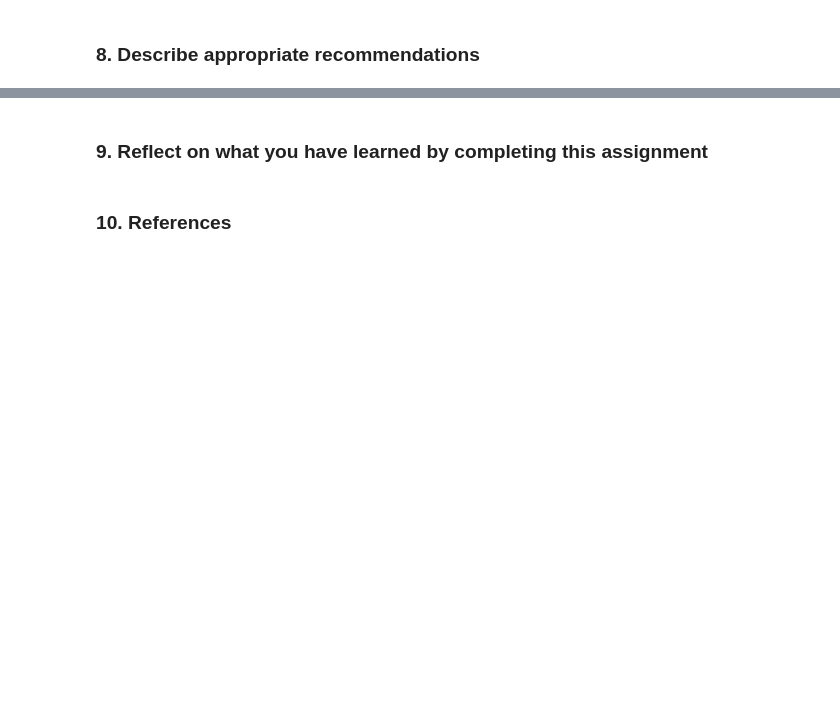
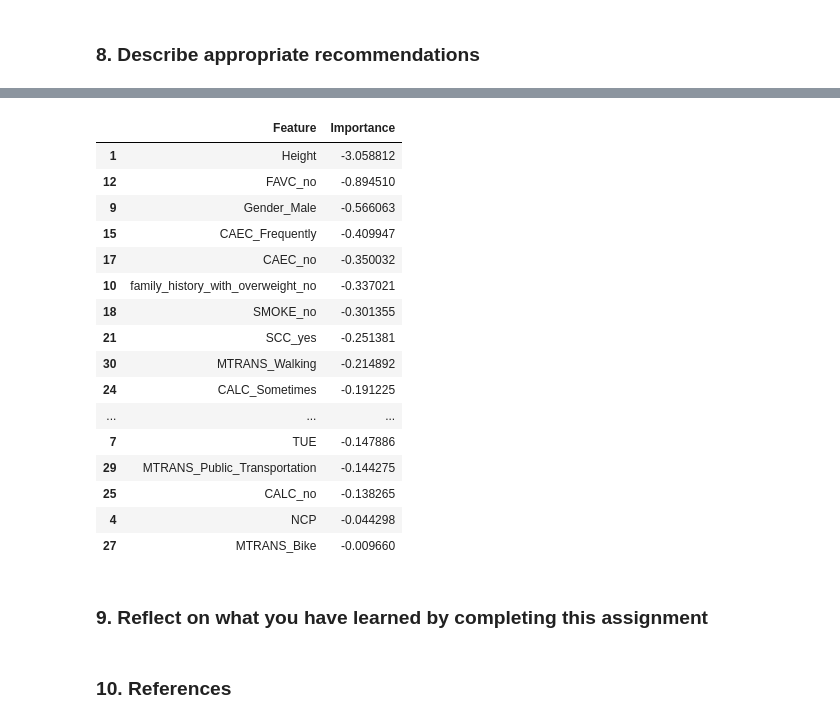
Before and after one commit to secary/compsci7306, a Jupyter notebook: mbd_a1/a1942340_dongjuma_assign1.ipynb, the cells around one changed output, grey strips where cells are left out. Cells and saved outputs as stored; diff of their text form; code cells hidden in the pictures; blank space fills up the shorter version.

```diff
--- a/mbd_a1/a1942340_dongjuma_assign1.ipynb
+++ b/mbd_a1/a1942340_dongjuma_assign1.ipynb
@@ -428,2 +365,8 @@ plt.show()
 # %% [markdown]
 ### 8. Describe appropriate recommendations
+# %%
+log.fit(x_train, y_train)
+feature_importance = log.coef_[0]
+
+feature_names = x_train.columns
+importance = pd.DataFrame({'Feature': feature_names, 'Importance': feature_importance})
@@ -430,3 +390,23 @@ plt.show()
+# %%
+importance.sort_values(by='Importance')[importance['Importance'] < 0]
+# %% [output]
+|  | Feature | Importance |
+| 1 | Height | -3.058812 |
+| 12 | FAVC_no | -0.894510 |
+| 9 | Gender_Male | -0.566063 |
+| 15 | CAEC_Frequently | -0.409947 |
+| 17 | CAEC_no | -0.350032 |
+| 10 | family_history_with_overweight_no | -0.337021 |
+| 18 | SMOKE_no | -0.301355 |
+| 21 | SCC_yes | -0.251381 |
+| 30 | MTRANS_Walking | -0.214892 |
+| 24 | CALC_Sometimes | -0.191225 |
+| ... | ... | ... |
+| 7 | TUE | -0.147886 |
+| 29 | MTRANS_Public_Transportation | -0.144275 |
+| 25 | CALC_no | -0.138265 |
+| 4 | NCP | -0.044298 |
+| 27 | MTRANS_Bike | -0.009660 |
 # %% [markdown]
 ### 9. Reflect on what you have learned by completing this assignment
 # %% [markdown]
```
Also changed, not shown: parts of 20 cells of this notebook.
